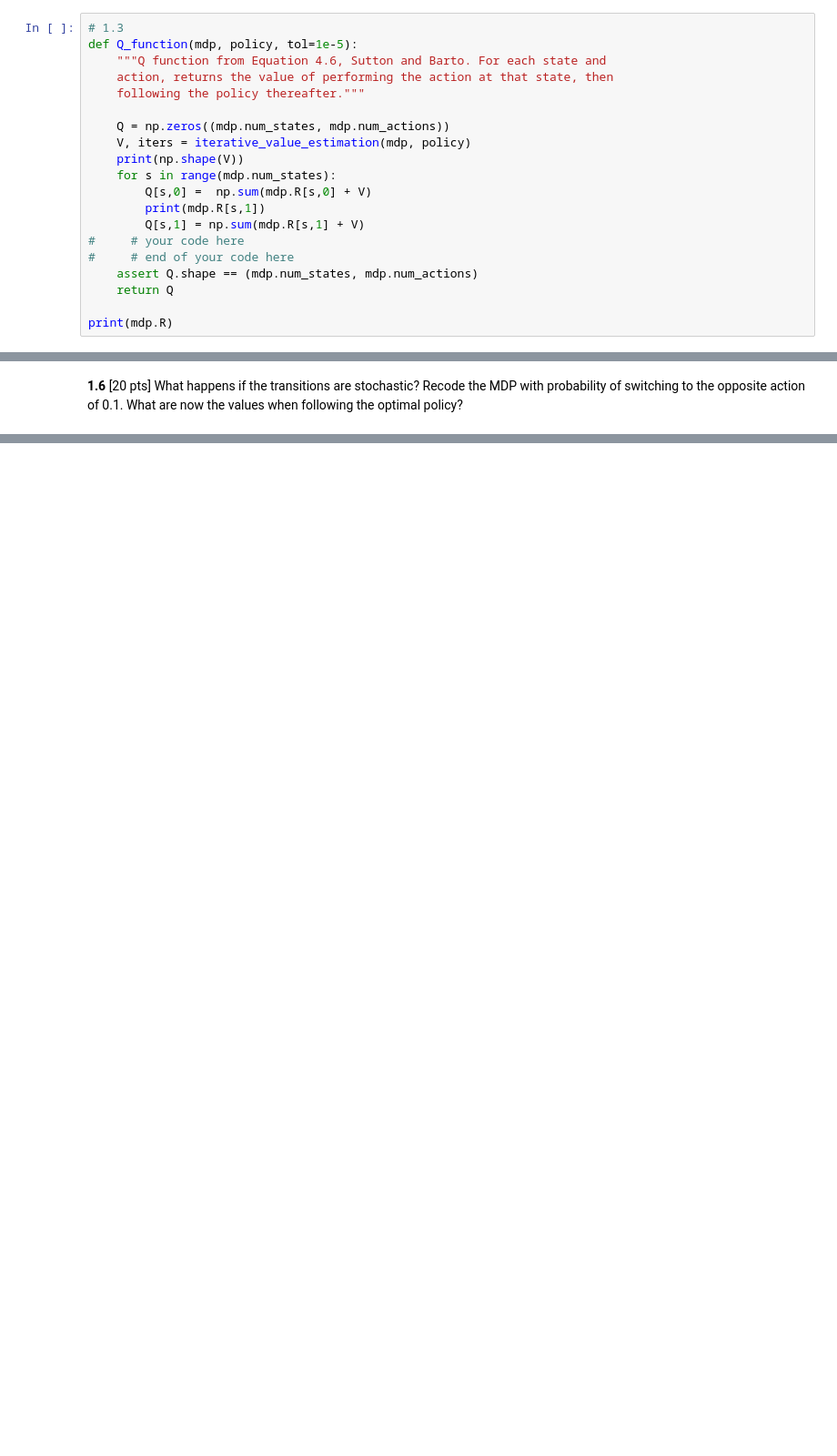
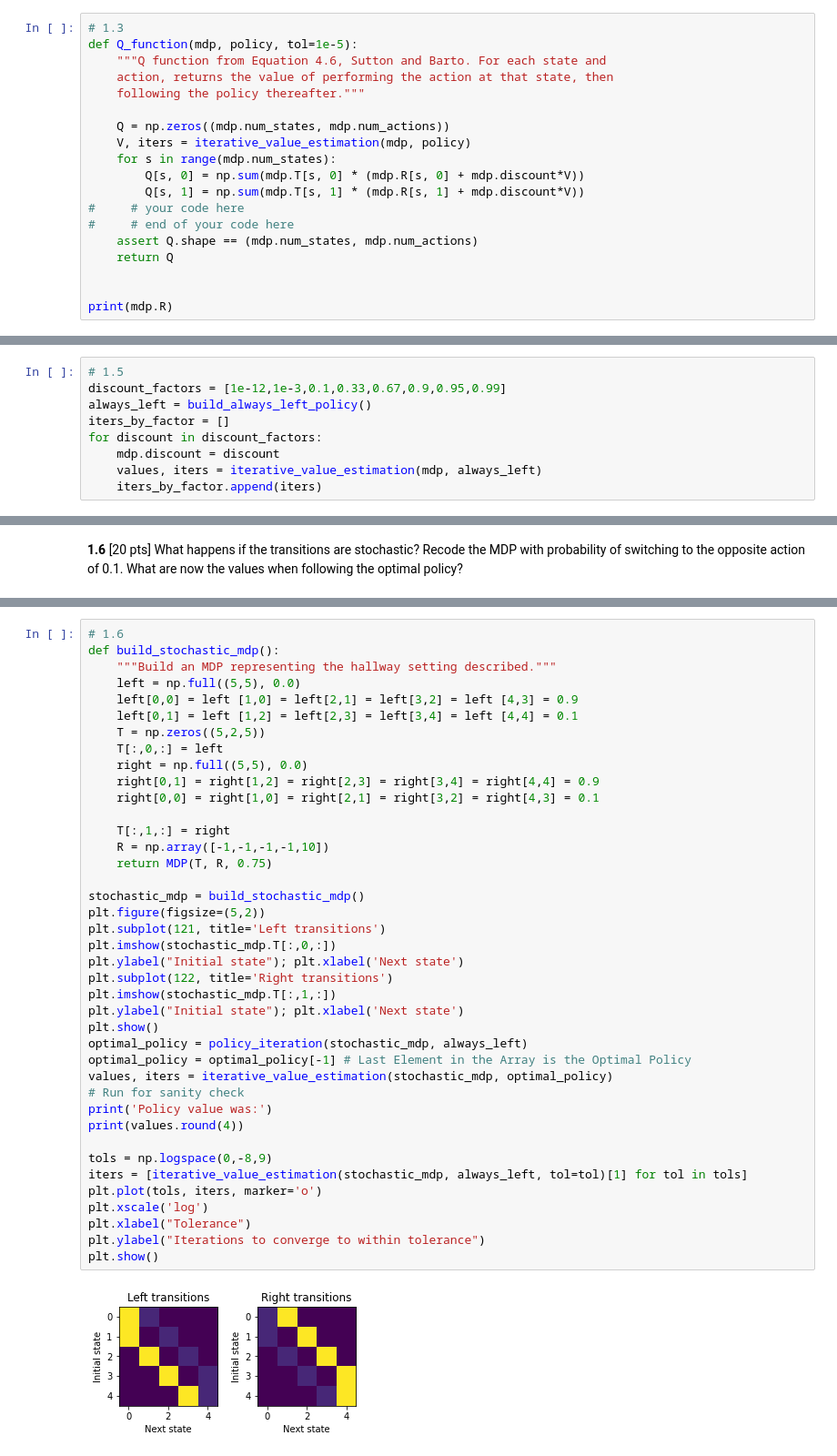
Before and after one commit to simonwarchol/2020-CS109B, a Jupyter notebook: content/homeworks/hw08/notebook/cs109b_hw8.ipynb, the cells around one changed output, grey strips where cells are left out. Shown: that part at 91% size. Drawn from its saved outputs; the diff is of its cells as text; blank space fills up the shorter version.

```diff
--- a/content/homeworks/hw08/notebook/cs109b_hw8.ipynb
+++ b/content/homeworks/hw08/notebook/cs109b_hw8.ipynb
@@ -186,16 +186,15 @@ def Q_function(mdp, policy, tol=1e-5):
 
     Q = np.zeros((mdp.num_states, mdp.num_actions))
     V, iters = iterative_value_estimation(mdp, policy)
-    print(np.shape(V))
     for s in range(mdp.num_states):
-        Q[s,0] =  np.sum(mdp.R[s,0] + V)
-        print(mdp.R[s,1])
-        Q[s,1] = np.sum(mdp.R[s,1] + V)
+        Q[s, 0] = np.sum(mdp.T[s, 0] * (mdp.R[s, 0] + mdp.discount*V))
+        Q[s, 1] = np.sum(mdp.T[s, 1] * (mdp.R[s, 1] + mdp.discount*V))
 #     # your code here
 #     # end of your code here
     assert Q.shape == (mdp.num_states, mdp.num_actions)
     return Q
 
+
 print(mdp.R)
 # %% [output]
 [[[-1 -1 -1 -1 -1]
@@ -259,3 +272,12 @@ policy_iters
+# %%
+# 1.5
+discount_factors = [1e-12,1e-3,0.1,0.33,0.67,0.9,0.95,0.99]
+always_left = build_always_left_policy()
+iters_by_factor = []
+for discount in discount_factors:
+    mdp.discount = discount
+    values, iters = iterative_value_estimation(mdp, always_left)
+    iters_by_factor.append(iters)
 # %%
 plt.plot(discount_factors, iters_by_factor, marker='o')
 plt.xlabel('Discount factor $\gamma$')
@@ -273,0 +293,42 @@ plt.show()
+# %%
+# 1.6
+def build_stochastic_mdp():
+    """Build an MDP representing the hallway setting described."""
+    left = np.full((5,5), 0.0)
+    left[0,0] = left [1,0] = left[2,1] = left[3,2] = left [4,3] = 0.9
+    left[0,1] = left [1,2] = left[2,3] = left[3,4] = left [4,4] = 0.1
+    T = np.zeros((5,2,5))
+    T[:,0,:] = left
+    right = np.full((5,5), 0.0)
+    right[0,1] = right[1,2] = right[2,3] = right[3,4] = right[4,4] = 0.9
+    right[0,0] = right[1,0] = right[2,1] = right[3,2] = right[4,3] = 0.1
+
+    T[:,1,:] = right
+    R = np.array([-1,-1,-1,-1,10])
+    return MDP(T, R, 0.75)
+
+stochastic_mdp = build_stochastic_mdp()
+plt.figure(figsize=(5,2))
+plt.subplot(121, title='Left transitions')
+plt.imshow(stochastic_mdp.T[:,0,:])
+plt.ylabel("Initial state"); plt.xlabel('Next state')
+plt.subplot(122, title='Right transitions')
+plt.imshow(stochastic_mdp.T[:,1,:])
+plt.ylabel("Initial state"); plt.xlabel('Next state')
+plt.show()
+optimal_policy = policy_iteration(stochastic_mdp, always_left)
+optimal_policy = optimal_policy[-1] # Last Element in the Array is the Optimal Policy
+values, iters = iterative_value_estimation(stochastic_mdp, optimal_policy)
+# Run for sanity check
+print('Policy value was:')
+print(values.round(4))
+
+tols = np.logspace(0,-8,9)
+iters = [iterative_value_estimation(stochastic_mdp, always_left, tol=tol)[1] for tol in tols]
+plt.plot(tols, iters, marker='o')
+plt.xscale('log')
+plt.xlabel("Tolerance")
+plt.ylabel("Iterations to converge to within tolerance")
+plt.show()
+# %% [output]
+[figure, added]
```
Also changed, not shown: parts of 17 cells of this notebook.
